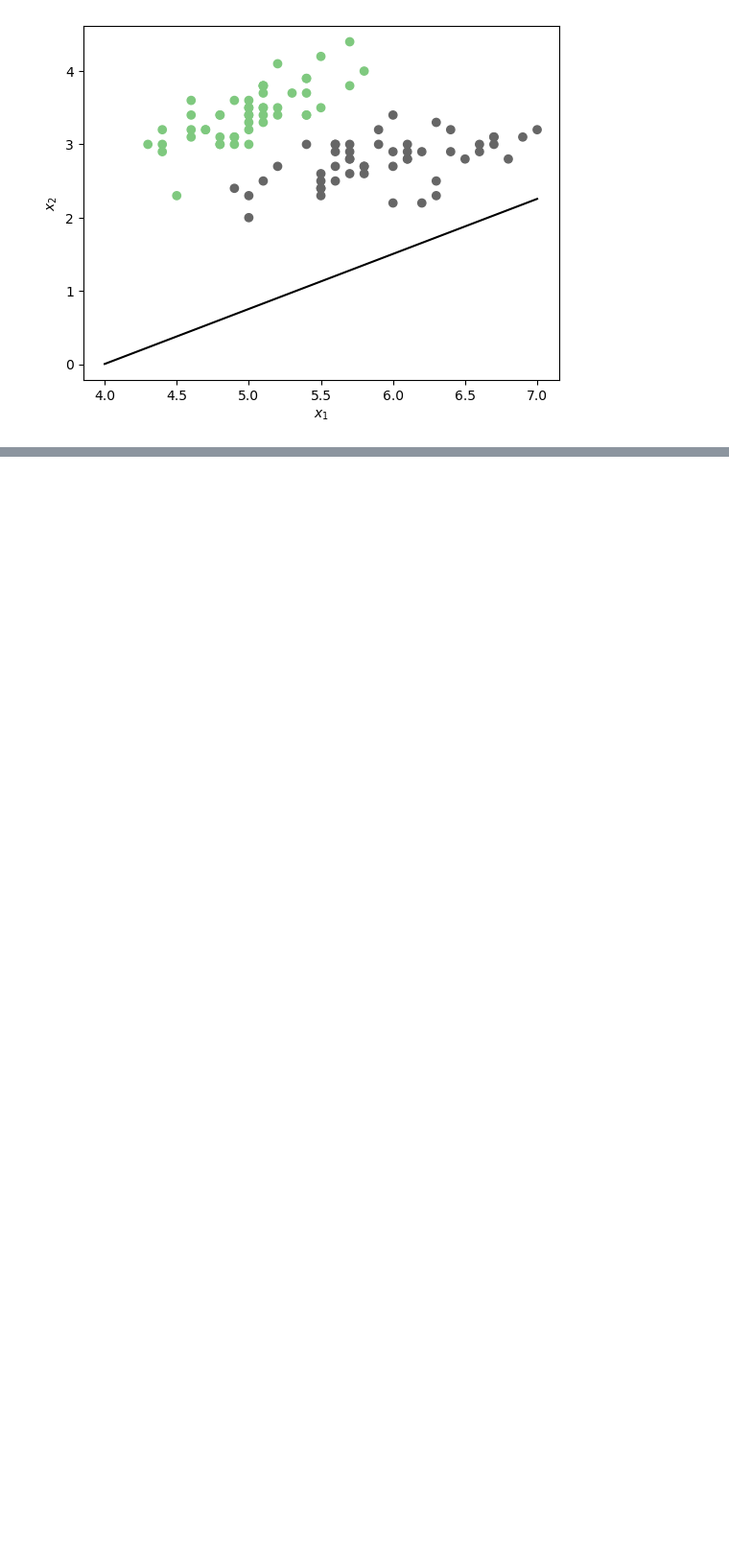
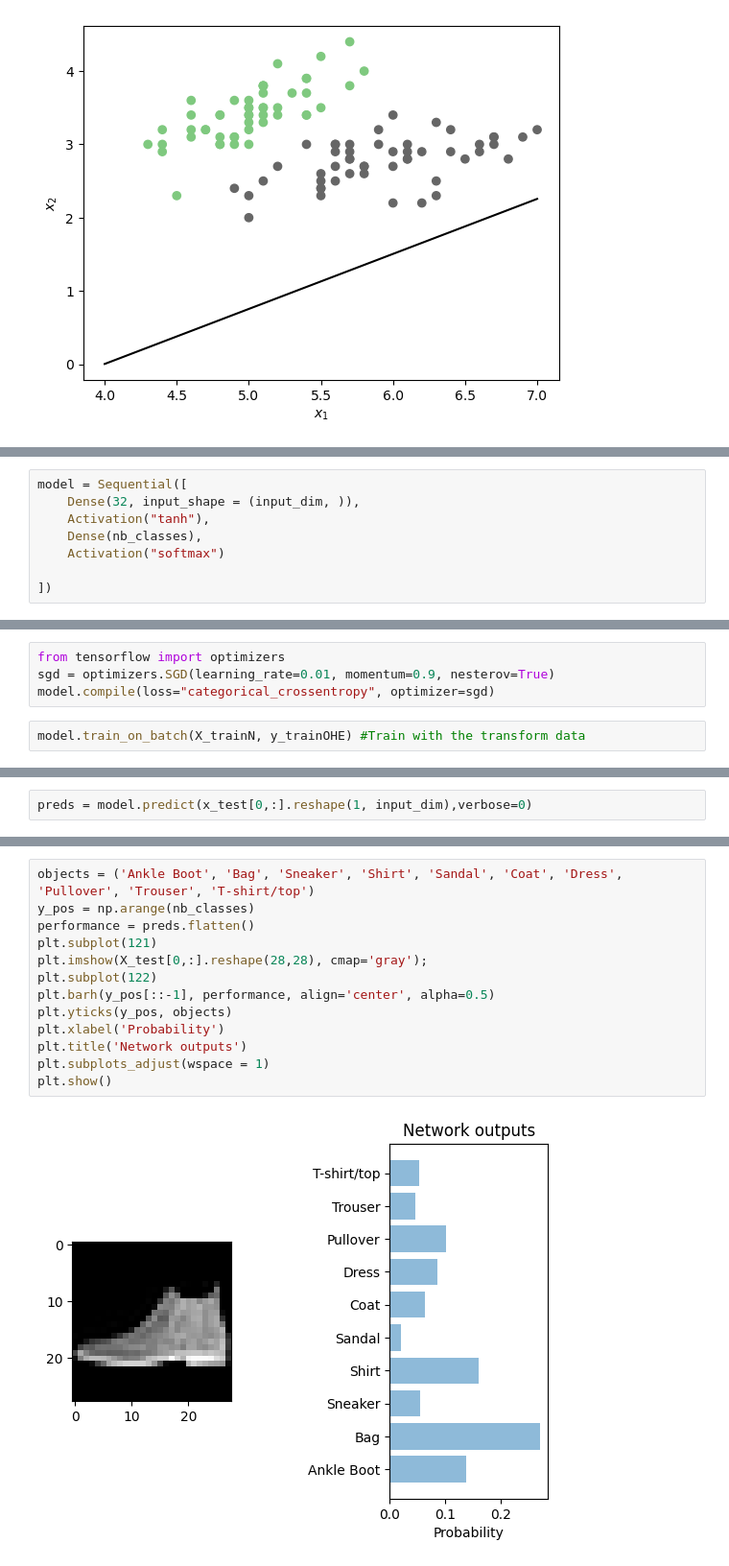
Before and after one commit to Astolfo2332/dpl_notes, a Jupyter notebook: notes.ipynb, the cells around one changed output, grey strips where cells are left out. Shown at 96% size. Saved outputs shown, nothing was run; the diff lists cells and outputs as text; blank space fills up the shorter version.

```diff
--- a/notes.ipynb
+++ b/notes.ipynb
@@ -63,0 +120,8 @@ line1, = ax.plot(x1,x2,'k')
+# %%
+model = Sequential([
+    Dense(32, input_shape = (input_dim, )),
+    Activation("tanh"),
+    Dense(nb_classes),
+    Activation("softmax")
+
+])
@@ -63,0 +154,6 @@ line1, = ax.plot(x1,x2,'k')
+# %%
+from tensorflow import optimizers
+sgd = optimizers.SGD(learning_rate=0.01, momentum=0.9, nesterov=True)
+model.compile(loss="categorical_crossentropy", optimizer=sgd)
+# %%
+model.train_on_batch(X_trainN, y_trainOHE) #Train with the transform data
@@ -63,0 +176,2 @@ line1, = ax.plot(x1,x2,'k')
+# %%
+preds = model.predict(x_test[0,:].reshape(1, input_dim),verbose=0)
@@ -63,0 +199,15 @@ line1, = ax.plot(x1,x2,'k')
+# %%
+objects = ('Ankle Boot', 'Bag', 'Sneaker', 'Shirt', 'Sandal', 'Coat', 'Dress', 'Pullover', 'Trouser', 'T-shirt/top')
+y_pos = np.arange(nb_classes)
+performance = preds.flatten()
+plt.subplot(121)
+plt.imshow(X_test[0,:].reshape(28,28), cmap='gray');
+plt.subplot(122)
+plt.barh(y_pos[::-1], performance, align='center', alpha=0.5)
+plt.yticks(y_pos, objects)
+plt.xlabel('Probability')
+plt.title('Network outputs')
+plt.subplots_adjust(wspace = 1)
+plt.show()
+# %% [output]
+[figure, added]
```
Also changed, not shown: parts of 39 cells of this notebook.
